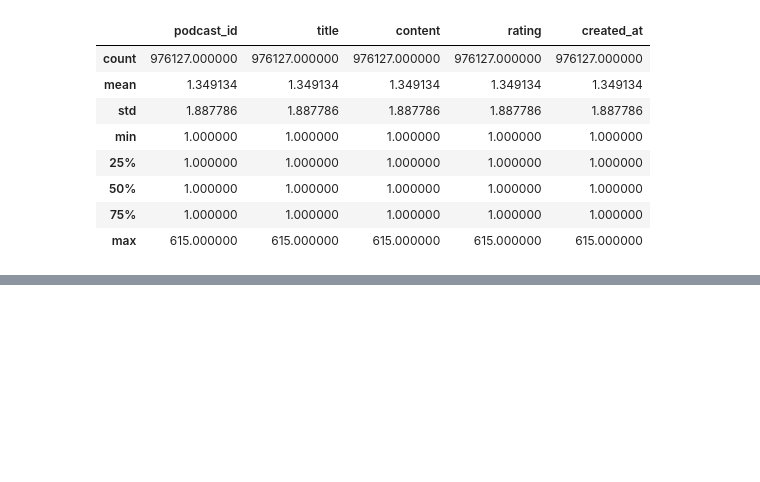
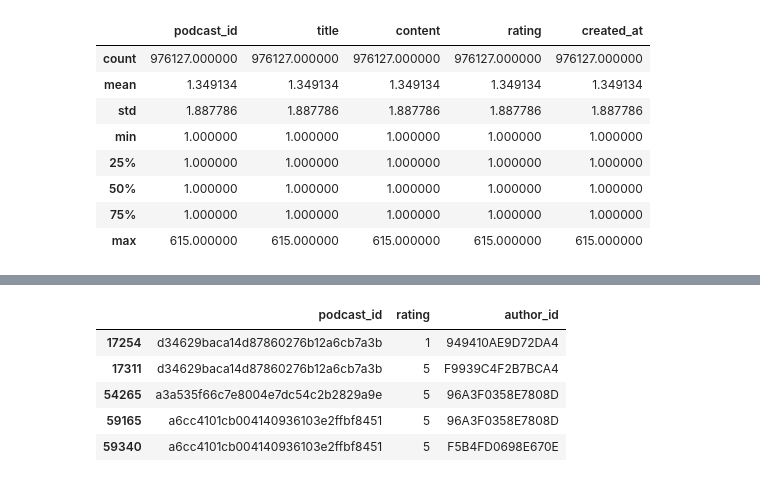
Before and after one commit to ManuelAlejandroMartinezFlores/ProyectoRecomendacionGrafo, a Jupyter notebook: data/exploration.ipynb, the cells around one changed output, grey strips where cells are left out. Cells and saved outputs as stored; diff of their text form; code cells hidden in the pictures; blank space fills up the shorter version.

```diff
--- a/data/exploration.ipynb
+++ b/data/exploration.ipynb
@@ -101,0 +156,6 @@ reviews.to_csv('reviews.to_csv', sep='\t')
+# %%
+pod = pod[pod['title'] > 500]
+print(len(pod))
+pod = pod.reset_index()
+pod = pod['podcast_id']
+pod.head()
@@ -101,0 +170,3 @@ reviews.to_csv('reviews.to_csv', sep='\t')
+# %%
+pod = pod[np.random.random_sample(len(pod)) > 0.7]
+pod.describe()
@@ -101,0 +181,4 @@ reviews.to_csv('reviews.to_csv', sep='\t')
+# %%
+ratings = reviews.copy()
+ratings = ratings[ratings['author_id'].isin(aut)]
+ratings.describe()
@@ -101,0 +195,3 @@ reviews.to_csv('reviews.to_csv', sep='\t')
+# %%
+ratings = ratings[ratings['podcast_id'].isin(pod)]
+ratings.describe()
@@ -101,0 +216,10 @@ reviews.to_csv('reviews.to_csv', sep='\t')
+# %%
+ratings = ratings[['podcast_id', 'rating', 'author_id']]
+ratings.head()
+# %% [output]
+|  | podcast_id | rating | author_id |
+| 17254 | d34629baca14d87860276b12a6cb7a3b | 1 | 949410AE9D72DA4 |
+| 17311 | d34629baca14d87860276b12a6cb7a3b | 5 | F9939C4F2B7BCA4 |
+| 54265 | a3a535f66c7e8004e7dc54c2b2829a9e | 5 | 96A3F0358E7808D |
+| 59165 | a6cc4101cb004140936103e2ffbf8451 | 5 | 96A3F0358E7808D |
+| 59340 | a6cc4101cb004140936103e2ffbf8451 | 5 | F5B4FD0698E670E |
```
Also changed, not shown: parts of 12 cells of this notebook.
